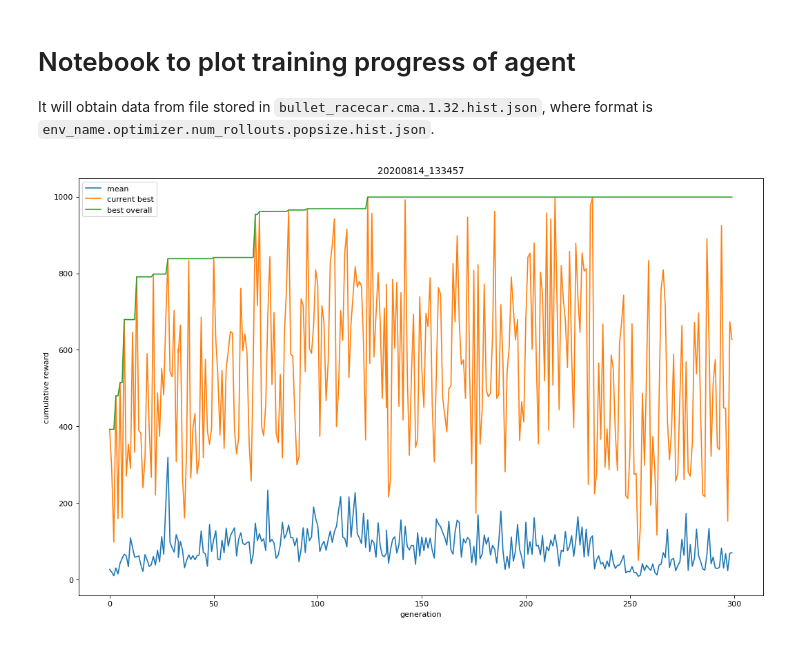
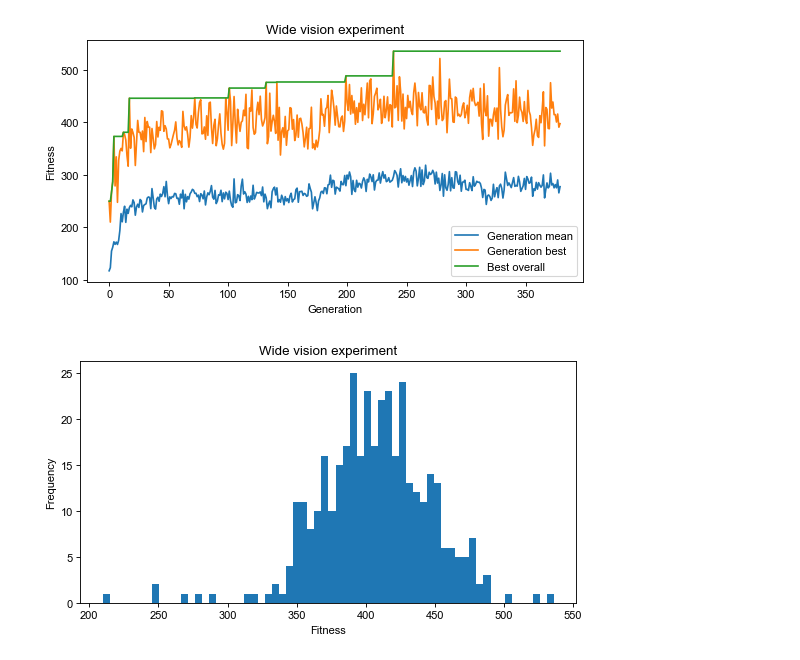
Before and after one commit to lshoek/creative-evo-controller, a Jupyter notebook: plot.ipynb, the cells around one changed output. Drawn from its saved outputs; the diff is of its cells as text; code cells hidden in the pictures.

Commit message:
updated plot

```diff
--- a/plot.ipynb
+++ b/plot.ipynb
@@ -1,7 +1,3 @@
-# %% [markdown]
-# Notebook to plot training progress of agent
-
-It will obtain data from file stored in `bullet_racecar.cma.1.32.hist.json`, where format is `env_name.optimizer.num_rollouts.popsize.hist.json`.
 # %%
 import numpy as np
 import json
@@ -10,27 +26,37 @@ import matplotlib.pyplot as plt
 # %%
-env_name = '20200814_133457'
-results_folder = 'results/final'
+env_name = '20200817_223101'
+results_folder = 'results'
 optimizer = 'cma'
 num_rollouts = 1
 popsize = 32
 
 filename = os.path.join(results_folder, env_name, 'fitness.txt')
 
 with open(filename, 'r') as f:
   data = np.loadtxt(f, delimiter='/', skiprows=1)
 
-fig = plt.figure(figsize=(16, 10), dpi= 80, facecolor='w', edgecolor='k')
+plt.rcParams["font.family"] = "Arial"
+fig = plt.figure(figsize=(8, 4), dpi=80, facecolor='w', edgecolor='k')
 
 line_mean, = plt.plot(data[:, 0], data[:, 1])
-line_min, = plt.plot(data[:, 0], data[:, 2])
-line_max, = plt.plot(data[:, 0], data[:, 3])
-plt.legend([line_mean, line_min, line_max], ['mean', 'current best', 'best overall'])
+line_best_gen, = plt.plot(data[:, 0], data[:, 2])
+line_best_overall, = plt.plot(data[:, 0], data[:, 3])
+plt.legend([line_mean, line_best_gen, line_best_overall], ['Generation mean', 'Generation best', 'Best overall'], loc=4)
 
-plt.xlabel('generation')
-plt.ylabel('cumulative reward')
-plt.title(env_name)
-#plt.savefig(file_base+".svg")
+plt.xlabel('Generation')
+plt.ylabel('Fitness')
+plt.title('Wide vision experiment')
+plt.savefig(filename + ".svg")
+
+fig = plt.figure(figsize=(8, 4), dpi=80, facecolor='w', edgecolor='k')
+plt.title('Wide vision experiment')
+plt.savefig(filename + ".svg")
+
+plt.hist(data[:, 2], density=False, bins=64)
+plt.ylabel('Frequency')
+plt.xlabel('Fitness');
 
 plt.show()
 # %% [output]
-[figure, old version]
+[figure, new version]
+[figure, added]
```
Also changed, not shown: parts of 2 cells of this notebook.
